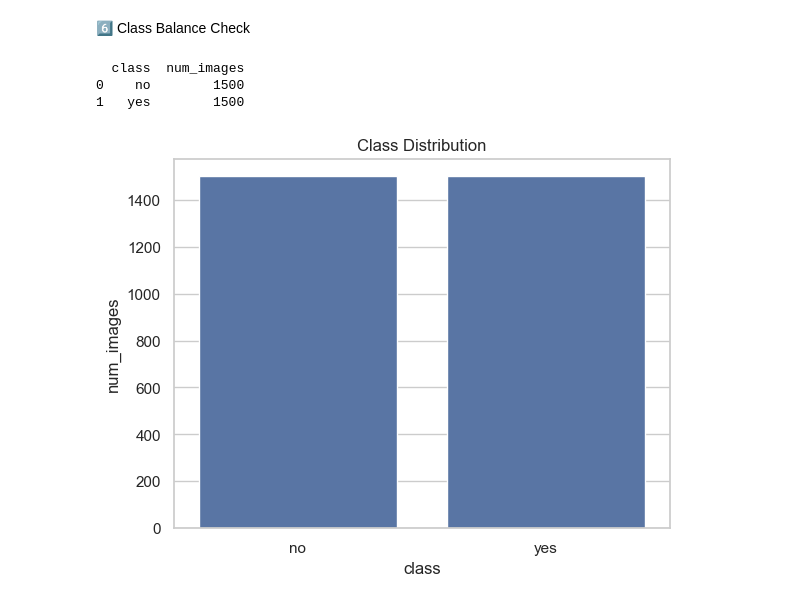
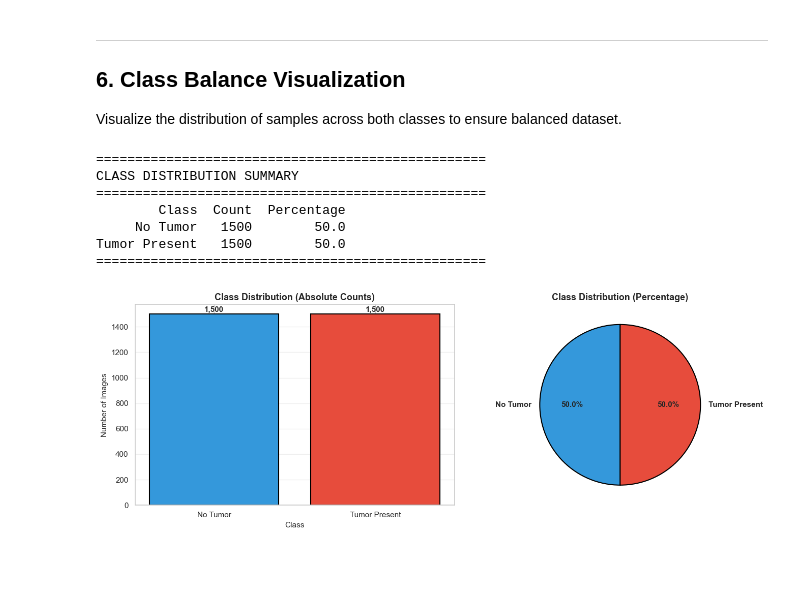
Before and after one commit to WhoIsFawaz/Explainable-Deep-Learning-for-Brain-Tumour-Detection-Comparative-Analysis-of-CNN-and-ResNet, a Jupyter notebook: 1eda.ipynb, the cells around one changed output. Drawn from its saved outputs; the diff is of its cells as text; code cells hidden in the pictures; blank space fills up the shorter version.

Commit message:
EDA and preprocessing updated

```diff
--- a/1eda.ipynb
+++ b/1eda.ipynb
@@ -3,11 +11,19 @@
 # %%
+# File operations and numerical computing
 import os
 import numpy as np
 import pandas as pd
-import matplotlib.pyplot as plt
+
+# Image processing
 from PIL import Image
 import cv2
 
-# Optional: for pretty plots
+# Visualization
+import matplotlib.pyplot as plt
 import seaborn as sns
+
+# Configure visualization style for better-looking plots
 sns.set(style='whitegrid')
+plt.rcParams['figure.dpi'] = 100
+
+print("All libraries imported successfully.")
@@ -110,17 +270,63 @@ plot_pixel_distribution(yes_path)
 # %% [markdown]
-6️⃣ Class Balance Check
+---
+
+## 6. Class Balance Visualization
+
+Visualize the distribution of samples across both classes to ensure balanced dataset.
 # %%
+# Create summary dataframe
 data_summary = pd.DataFrame({
-    'class': ['no', 'yes'],
-    'num_images': [len(no_images), len(yes_images)]
+    'Class': ['No Tumor', 'Tumor Present'],
+    'Count': [len(no_images), len(yes_images)],
+    'Percentage': [len(no_images)/(len(no_images)+len(yes_images))*100,
+                   len(yes_images)/(len(no_images)+len(yes_images))*100]
 })
-print(data_summary)
 
-sns.barplot(x='class', y='num_images', data=data_summary)
-plt.title('Class Distribution')
+print("=" * 50)
+print("CLASS DISTRIBUTION SUMMARY")
+print("=" * 50)
+print(data_summary.to_string(index=False))
+print("=" * 50)
+
+# Create visualization
+fig, (ax1, ax2) = plt.subplots(1, 2, figsize=(14, 5))
+
+# Bar plot
+colors = ['#3498db', '#e74c3c']
+ax1.bar(data_summary['Class'], data_summary['Count'], color=colors, edgecolor='black', linewidth=1.5)
+ax1.set_title('Class Distribution (Absolute Counts)', fontsize=13, fontweight='bold')
+ax1.set_ylabel('Number of Images', fontsize=11)
+ax1.set_xlabel('Class', fontsize=11)
+ax1.grid(axis='y', alpha=0.3)
+
+# Add value labels on bars
+for i, (idx, row) in enumerate(data_summary.iterrows()):
+    ax1.text(i, row['Count'] + 20, f"{row['Count']:,}", ha='center', fontweight='bold', fontsize=11)
+
+# Pie chart
+ax2.pie(data_summary['Count'], labels=data_summary['Class'], autopct='%1.1f%%',
+        colors=colors, startangle=90, textprops={'fontsize': 11, 'fontweight': 'bold'},
+        wedgeprops={'edgecolor': 'black', 'linewidth': 1.5})
+ax2.set_title('Class Distribution (Percentage)', fontsize=13, fontweight='bold')
+
+plt.tight_layout()
 plt.show()
+
+print("\nEDA Complete.")
+print("=" * 50)
+print("KEY FINDINGS:")
+print(f"  - Total images: {len(no_images) + len(yes_images):,}")
+print(f"  - Classes are {'balanced' if 0.9 <= balance_ratio <= 1.1 else 'imbalanced'}")
+print(f"  - Variable image dimensions (requires resizing)")
+print(f"  - Distinct intensity patterns between classes")
+print("=" * 50)
+print("\nNext Step: Run 2preprocessing.ipynb to prepare data for training")
 # %% [output]
-  class  num_images
-0    no        1500
-1   yes        1500
+==================================================
+CLASS DISTRIBUTION SUMMARY
+==================================================
+        Class  Count  Percentage
+     No Tumor   1500        50.0
+Tumor Present   1500        50.0
+==================================================
-[figure, old version]
+[figure, new version]
```
Also changed, not shown: parts of 11 cells of this notebook, 2 other files.
